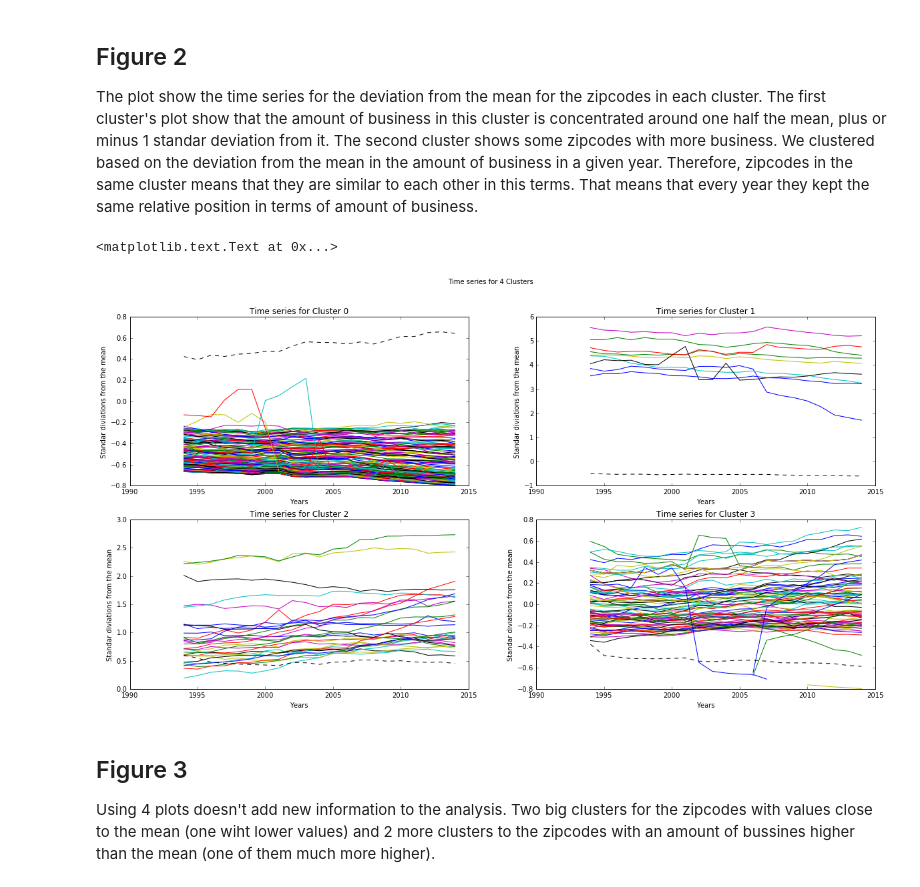
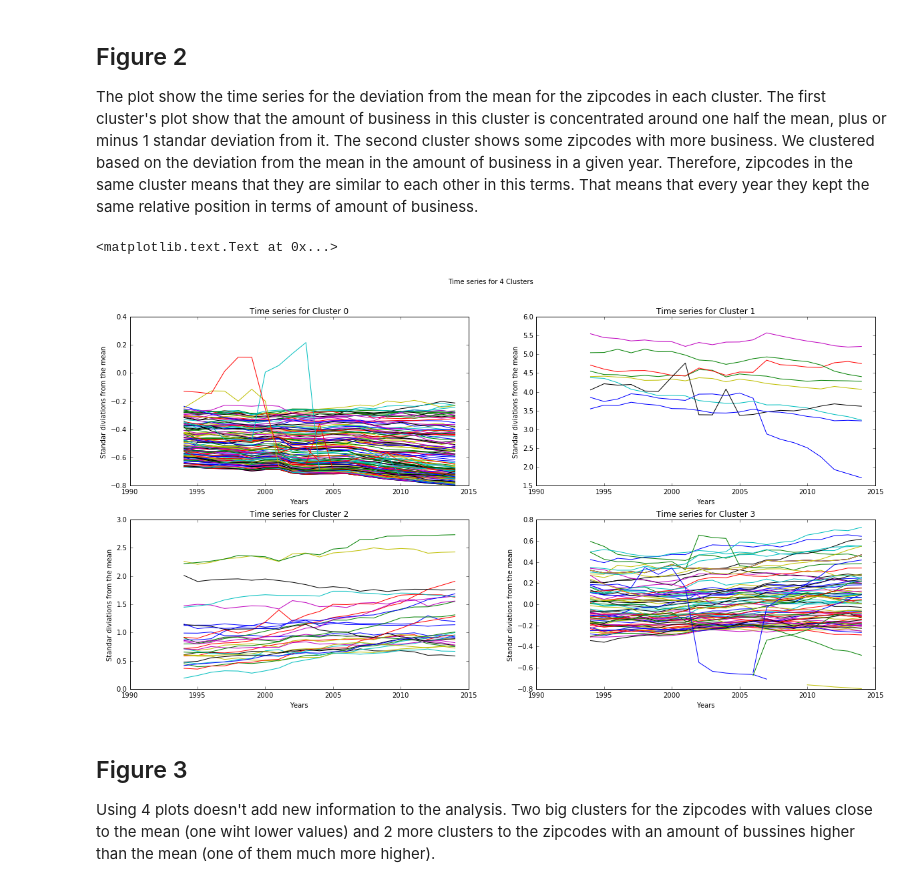
Before and after one commit to alephcero/PUI2016_fdg224, a Jupyter notebook: HW11_fdg224/HW11_2_fdg224.ipynb, the cells around one changed output. Drawn from its saved outputs; the diff is of its cells as text; code cells hidden in the pictures.

```diff
--- a/HW11_fdg224/HW11_2_fdg224.ipynb
+++ b/HW11_fdg224/HW11_2_fdg224.ipynb
@@ -223,18 +223,17 @@ The plot show the time series for the deviation from the mean for the zipcodes i
 # %%
 fig = plt.figure(figsize=(20,10))
 for cluster in range(0,4):
     ax = fig.add_subplot(2,2,cluster + 1)
     [ax.plot(mergeData.loc[i,yearsText]) for i in mergeData.loc[mergeData.k4==cluster].index]
-    ax.plot(yearsText,[mergeData.loc[cluster,yearsText[j]] for j in range(len(yearsText))],'k--')
     ax.set_title('Time series for Cluster ' + str(cluster))
     ax.set_xlabel('Years')
     ax.set_ylabel('Standar diviations from the mean')
 
 
 plt.suptitle('Time series for 4 Clusters')
 # %% [output]
 <matplotlib.text.Text at 0x...>
-[figure, old version]
+[figure, new version]
 # %% [markdown]
 ## Figure 3
 
```
